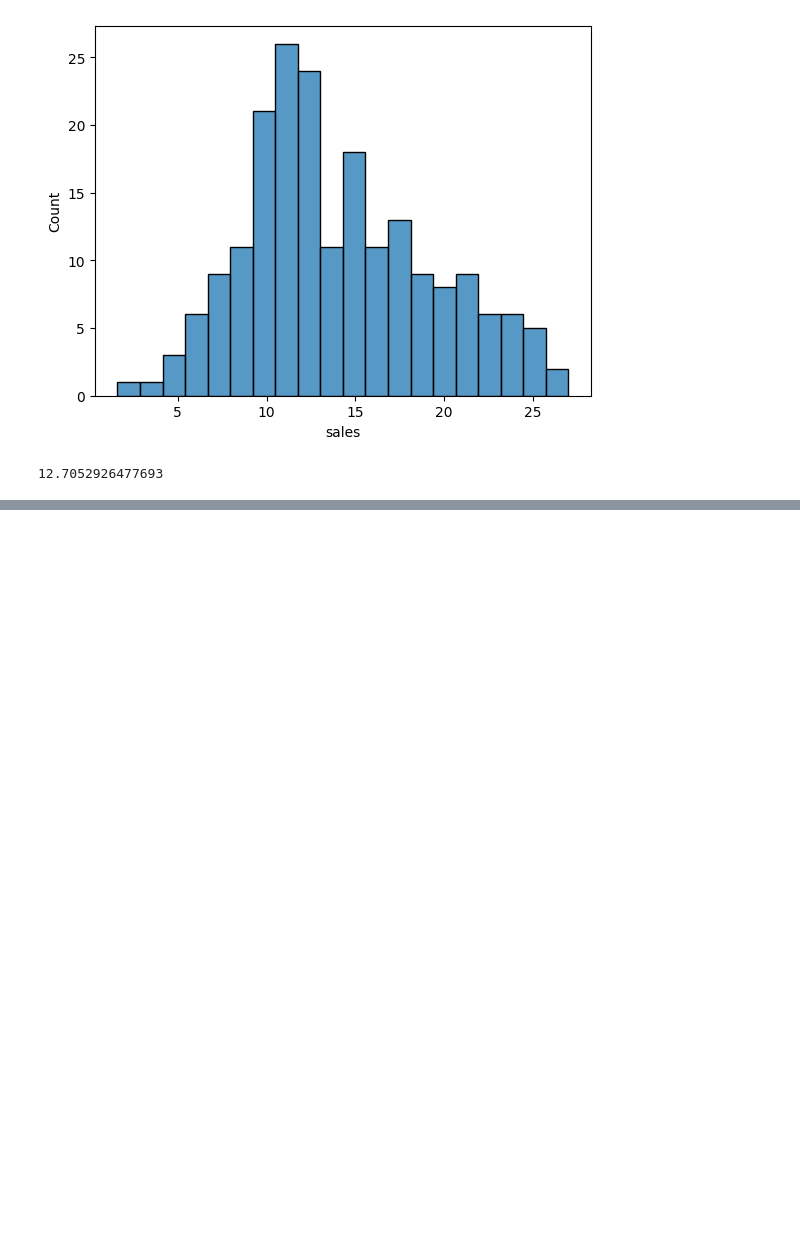
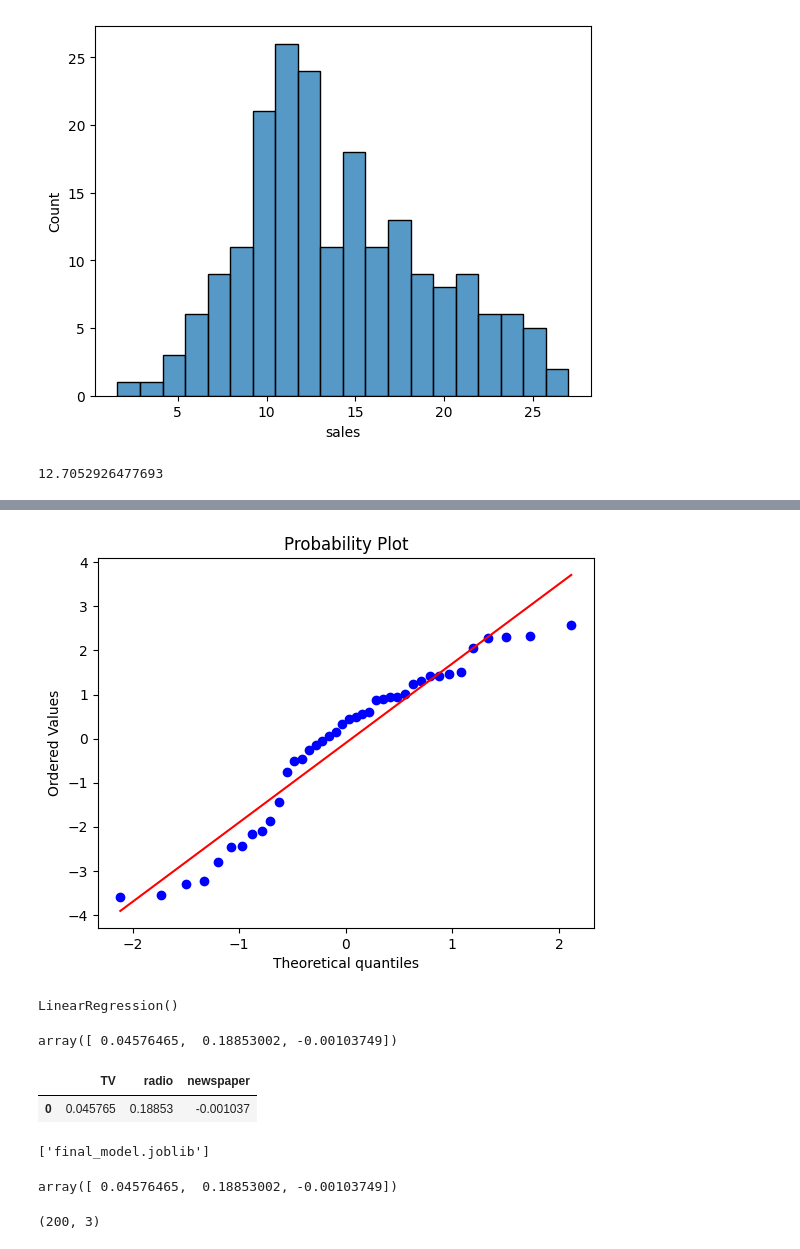
Before and after one commit to ryslipe/master_class, a Jupyter notebook: linear_regression/02_multiple_regression.ipynb, the cells around one changed output, grey strips where cells are left out. Saved outputs shown, nothing was run; the diff lists cells and outputs as text; code cells hidden in the pictures; blank space fills up the shorter version.

Commit message:
joblib

```diff
--- a/linear_regression/02_multiple_regression.ipynb
+++ b/linear_regression/02_multiple_regression.ipynb
@@ -188,0 +211,19 @@ print(100 * rmse / np.mean(df['sales']))
+# %%
+fig, ax = plt.subplots()
+# returns row values and plot so
+# just assign them to _
+_ = sp.stats.probplot(resid, plot = ax)
+# %% [output]
+[figure, added]
+# %%
+# fit final model to data for deployment
+final_model = LinearRegression()
+final_model.fit(X, y)
+# %% [output]
+LinearRegression()
+# %%
+# coefficients - returned in same order as original df
+# newspaper spending is very low so not worth keeping
+final_model.coef_
+# %% [output]
+array([ 0.04576465,  0.18853002, -0.00103749])
@@ -188,0 +236,5 @@ print(100 * rmse / np.mean(df['sales']))
+# %%
+coef_df
+# %% [output]
+|  | TV | radio | newspaper |
+| 0 | 0.045765 | 0.18853 | -0.001037 |
@@ -188,0 +243,4 @@ print(100 * rmse / np.mean(df['sales']))
+# %%
+dump(final_model, 'final_model.joblib')
+# %% [output]
+['final_model.joblib']
@@ -188,0 +250,9 @@ print(100 * rmse / np.mean(df['sales']))
+# %%
+# can access coef
+loaded_model.coef_
+# %% [output]
+array([ 0.04576465,  0.18853002, -0.00103749])
+# %%
+X.shape
+# %% [output]
+(200, 3)
```
Also changed, not shown: parts of 14 cells of this notebook, 3 other files.
